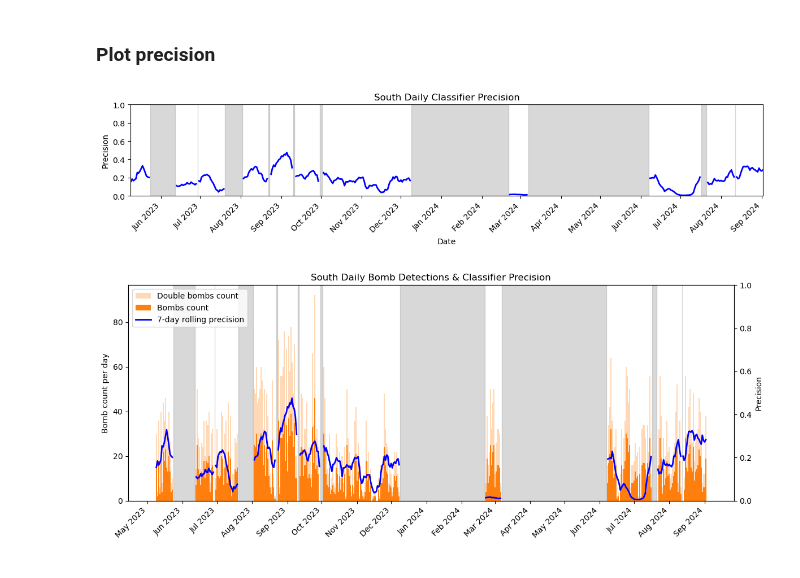
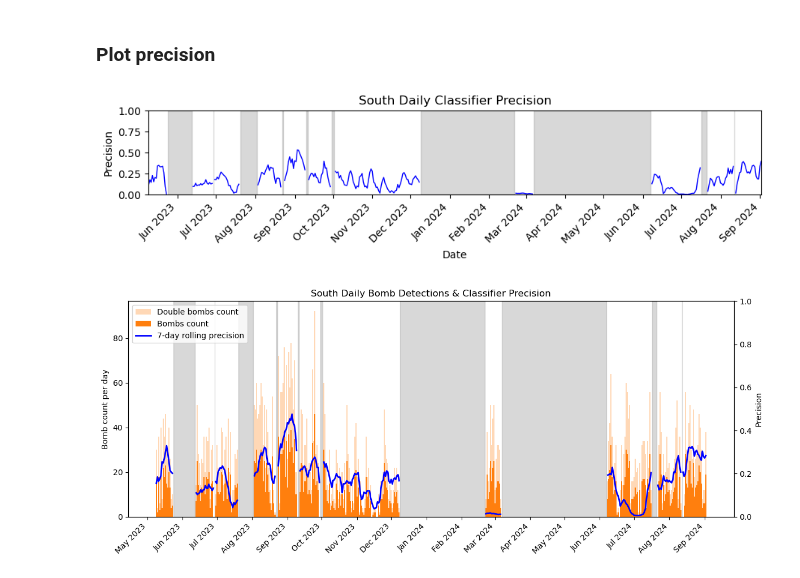
Before and after one commit to BenUCL/Bomb-Fishing, a Jupyter notebook: code/misc/results_plotting.ipynb, the cells around one changed output. Saved outputs shown, nothing was run; the diff lists cells and outputs as text; code cells hidden in the pictures.

```diff
--- a/code/misc/results_plotting.ipynb
+++ b/code/misc/results_plotting.ipynb
@@ -179,7 +180,7 @@ bombs_count, recordings_count = aggregate_daily_counts(df)
 gaps        = find_gap_spans(pd.Series(recordings_count.values, index=bombs_count.index))
 
 # Plot setup
-fig, ax = plt.subplots(figsize=(12, 4))
+fig, ax = plt.subplots(figsize=(9, 4))
 
 # Shade gaps *between* bars
 for start, end in gaps:
@@ -318,7 +323,7 @@ Time and Date
 recorder = "south"
 bar_width = 1.0    # days
 half_width = bar_width / 2  # inset for shading
-smoothing_window = 7   # days for rolling mean
+smoothing_window = 3   # days for rolling mean
 
 # Load data and add 'date'
 df = load_data_by_recorder(CSV_FOLDER, recorder).copy()
@@ -344,42 +349,42 @@ smoothed[recordings_count == 0] = np.nan
 gaps = find_gap_spans(recordings_count)
 
 # Plot
-fig, ax = plt.subplots(figsize=(12, 3))
+fig, ax = plt.subplots(figsize=(9, 2.5))
 
 # Shade no-recording gaps
 for start, end in gaps:
     ax.axvspan(
         start + timedelta(days=half_width),
         end   + timedelta(days=1 - half_width),
         color="grey",
         alpha=0.3,
         zorder=0,
     )
 
 # Plot smoothed precision line
 ax.plot(
     smoothed.index,
     smoothed.values,
     color="blue",
-    linewidth=2,
+    linewidth=1,
     label=f"{smoothing_window}-day rolling precision",
     zorder=1,
 )
 
 # Formatting
 ax.set_ylim(0, 1)
 ax.margins(x=0)
 ax.set_title("South Daily Classifier Precision")
 ax.set_ylabel("Precision")
 #ax.legend(loc="upper right")
 ax.xaxis.set_major_locator(mdates.MonthLocator())
 ax.xaxis.set_major_formatter(mdates.DateFormatter("%b %Y"))
 fig.autofmt_xdate(rotation=45)
 plt.xlabel("Date")
 plt.tight_layout()
 plt.show()
 # %% [output]
-[figure, old version]
+[figure, new version]
 # %%
 # Combined South bombardment & precision with dual y-axes
 import pandas as pd
```
Also changed, not shown: parts of 3 cells of this notebook.
